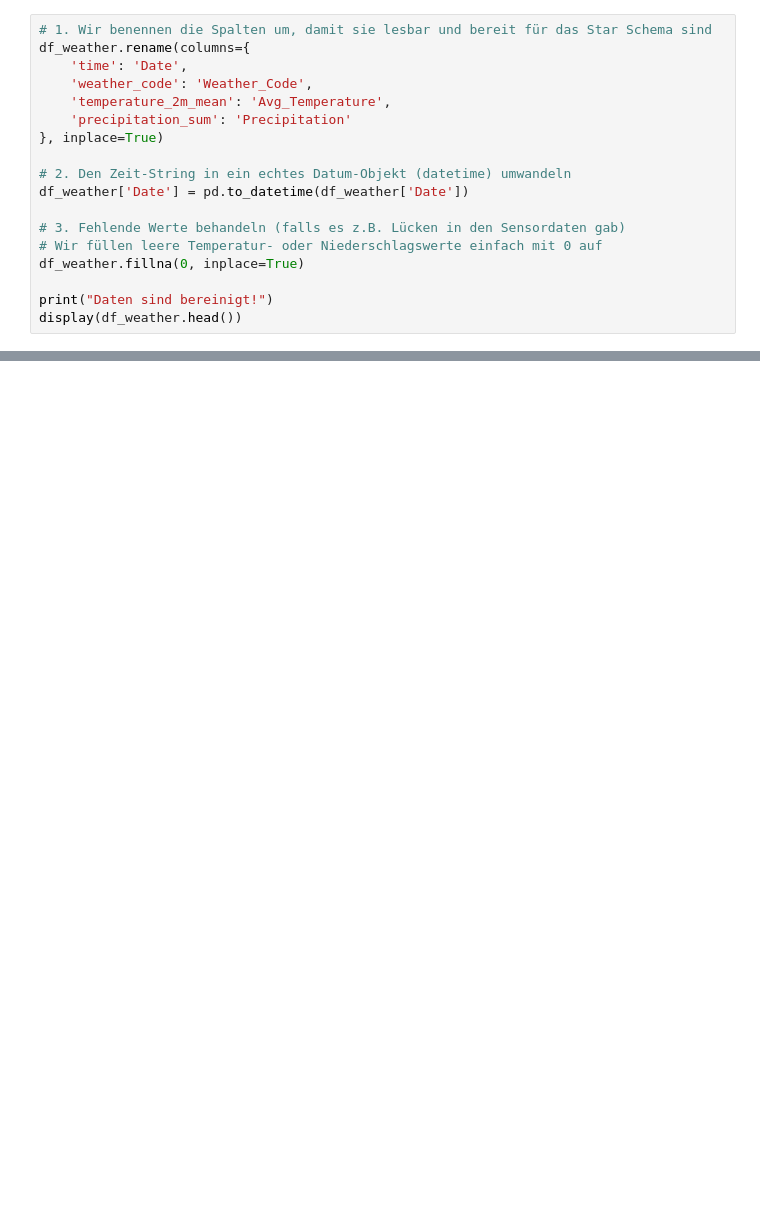
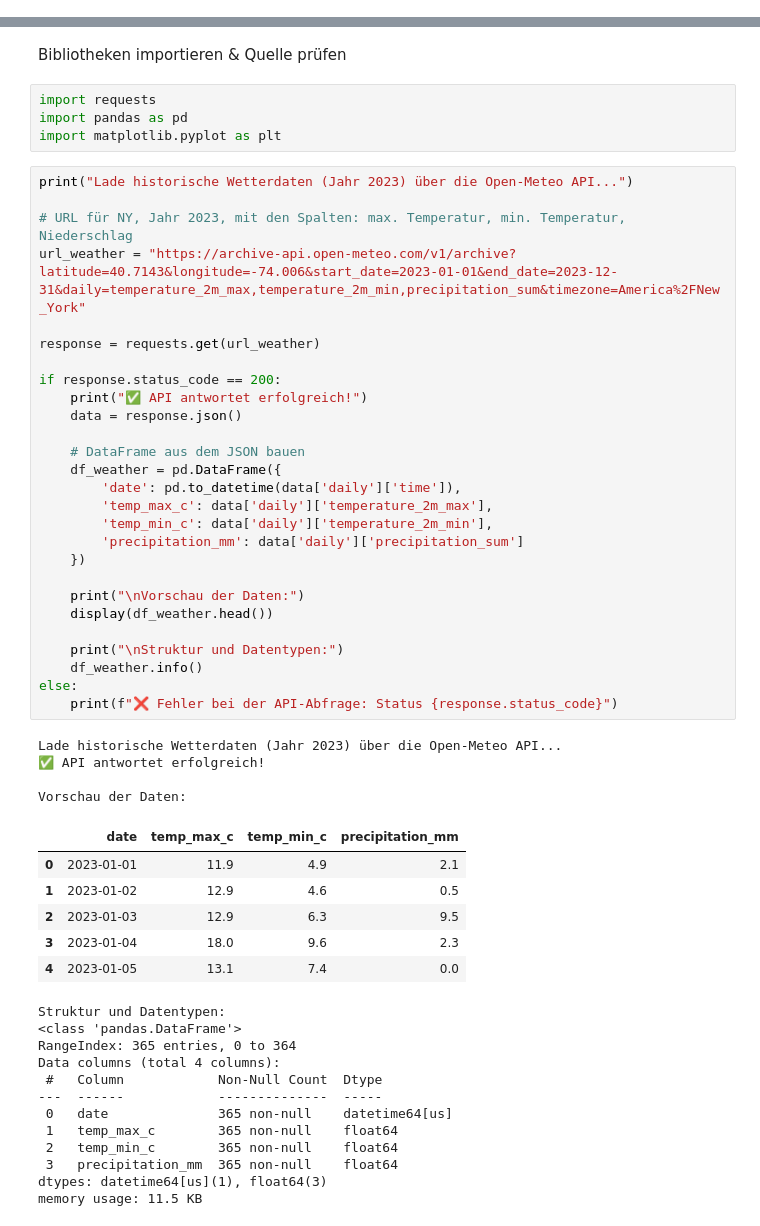
Before and after one commit to floholzer/Citibike_Project, a Jupyter notebook: prototypes/weather.ipynb, the cells around one changed output, grey strips where cells are left out. Cells and saved outputs as stored; diff of their text form; blank space fills up the shorter version.

```diff
--- a/prototypes/weather.ipynb
+++ b/prototypes/weather.ipynb
@@ -51,18 +0,0 @@ display(df_weather.describe())
-# %%
-# 1. Wir benennen die Spalten um, damit sie lesbar und bereit für das Star Schema sind
-df_weather.rename(columns={
-    'time': 'Date',
-    'weather_code': 'Weather_Code',
-    'temperature_2m_mean': 'Avg_Temperature',
-    'precipitation_sum': 'Precipitation'
-}, inplace=True)
-
-# 2. Den Zeit-String in ein echtes Datum-Objekt (datetime) umwandeln
-df_weather['Date'] = pd.to_datetime(df_weather['Date'])
-
-# 3. Fehlende Werte behandeln (falls es z.B. Lücken in den Sensordaten gab)
-# Wir füllen leere Temperatur- oder Niederschlagswerte einfach mit 0 auf
-df_weather.fillna(0, inplace=True)
-
-print("Daten sind bereinigt!")
-display(df_weather.head())
@@ -125,0 +1,56 @@ display(df_dim_date_final.head())
+# %% [markdown]
+Bibliotheken importieren & Quelle prüfen
+# %%
+import requests
+import pandas as pd
+import matplotlib.pyplot as plt
+# %%
+print("Lade historische Wetterdaten (Jahr 2023) über die Open-Meteo API...")
+
+# URL für NY, Jahr 2023, mit den Spalten: max. Temperatur, min. Temperatur, Niederschlag
+url_weather = "https://archive-api.open-meteo.com/v1/archive?latitude=40.7143&longitude=-74.006&start_date=2023-01-01&end_date=2023-12-31&daily=temperature_2m_max,temperature_2m_min,precipitation_sum&timezone=America%2FNew_York"
+
+response = requests.get(url_weather)
+
+if response.status_code == 200:
+    print("✅ API antwortet erfolgreich!")
+    data = response.json()
+
+    # DataFrame aus dem JSON bauen
+    df_weather = pd.DataFrame({
+        'date': pd.to_datetime(data['daily']['time']),
+        'temp_max_c': data['daily']['temperature_2m_max'],
+        'temp_min_c': data['daily']['temperature_2m_min'],
+        'precipitation_mm': data['daily']['precipitation_sum']
+    })
+
+    print("\nVorschau der Daten:")
+    display(df_weather.head())
+
+    print("\nStruktur und Datentypen:")
+    df_weather.info()
+else:
+    print(f"❌ Fehler bei der API-Abfrage: Status {response.status_code}")
+# %% [output]
+Lade historische Wetterdaten (Jahr 2023) über die Open-Meteo API...
+✅ API antwortet erfolgreich!
+
+Vorschau der Daten:
+|  | date | temp_max_c | temp_min_c | precipitation_mm |
+| 0 | 2023-01-01 | 11.9 | 4.9 | 2.1 |
+| 1 | 2023-01-02 | 12.9 | 4.6 | 0.5 |
+| 2 | 2023-01-03 | 12.9 | 6.3 | 9.5 |
+| 3 | 2023-01-04 | 18.0 | 9.6 | 2.3 |
+| 4 | 2023-01-05 | 13.1 | 7.4 | 0.0 |
+Struktur und Datentypen:
+<class 'pandas.DataFrame'>
+RangeIndex: 365 entries, 0 to 364
+Data columns (total 4 columns):
+ #   Column            Non-Null Count  Dtype
+---  ------            --------------  -----
+ 0   date              365 non-null    datetime64[us]
+ 1   temp_max_c        365 non-null    float64
+ 2   temp_min_c        365 non-null    float64
+ 3   precipitation_mm  365 non-null    float64
+dtypes: datetime64[us](1), float64(3)
+memory usage: 11.5 KB
```
Also changed, not shown: parts of 16 cells of this notebook, 4 other files.
